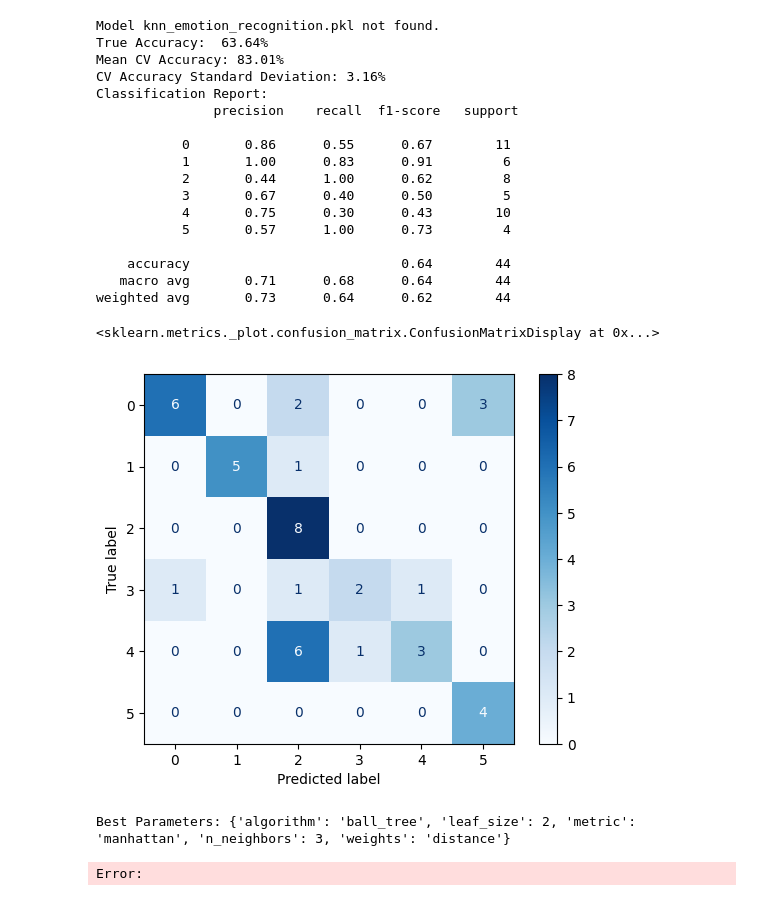
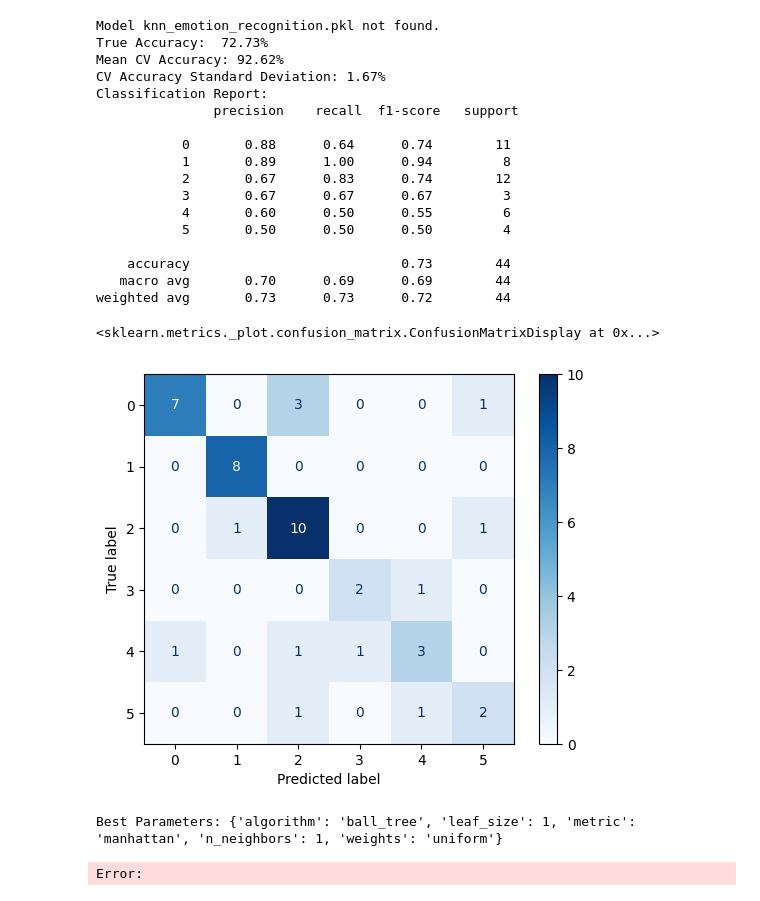
Before and after one commit to ARTech011100000110111001110100/Speech_recognition, a Jupyter notebook: app.ipynb, the cells around one changed output. Drawn from its saved outputs; the diff is of its cells as text; code cells hidden in the pictures.

```diff
--- a/app.ipynb
+++ b/app.ipynb
@@ -77,12 +77,12 @@ x = np.vstack(df['para']) #features
 y = df['label'].values #labels
 x_train, x_test, y_train, y_test = train_test_split(x, y, test_size=0.2, random_state=42)
 
-smote = SMOTE(sampling_strategy='auto', k_neighbors=12) #Reduce over-sampling dataset
+smote = SMOTE(sampling_strategy='auto', k_neighbors=10) #Reduce over-sampling dataset
 x_res, y_res = smote.fit_resample(x_train, y_train)
 
 pipeline = Pipeline([
     ('scaler', StandardScaler()),
-    ('knn', KNeighborsClassifier(n_neighbors=3, leaf_size=40, algorithm='ball_tree', metric='manhattan', weights='distance'))
+    ('knn', KNeighborsClassifier(n_neighbors=1, leaf_size=1, algorithm='ball_tree', metric='manhattan', weights='distance'))
 ])
 # %%
 import matplotlib.pyplot as plt
@@ -99,67 +99,66 @@ plt.show()
 from sklearn.metrics import accuracy_score, classification_report, ConfusionMatrixDisplay
 import joblib
 
 file_name = "knn_emotion_recognition.pkl"
 if os.path.isfile(file_name):
     knn_model = joblib.load(file_name)
     print(f"{file_name} model loaded.")
 else:
     knn_model = pipeline
     print(f"Model {file_name} not found.")
 
 knn_model.fit(x_res, y_res)
 
 y_pred = knn_model.predict(x_test)
 
-# Cross-validation to get multiple performance scores
-scores = cross_val_score(knn_model, x_res, y_res, cv=5)  # 5-fold cross-validation
+scores = cross_val_score(knn_model, x_res, y_res, cv=10)  # 5-fold cross-validation
 
 accuracy = accuracy_score(y_test, y_pred)
 print(f"True Accuracy: {accuracy * 100: .2f}%")
 print(f"Mean CV Accuracy: {scores.mean() * 100:.2f}%")
 print(f"CV Accuracy Standard Deviation: {scores.std() * 100:.2f}%")
 
 print("Classification Report:\n", classification_report(y_test, y_pred, zero_division=1))
 ConfusionMatrixDisplay.from_predictions(y_test, y_pred, cmap='Blues')
 # %% [output]
 Model knn_emotion_recognition.pkl not found.
-True Accuracy:  63.64%
-Mean CV Accuracy: 83.01%
-CV Accuracy Standard Deviation: 3.16%
+True Accuracy:  72.73%
+Mean CV Accuracy: 92.62%
+CV Accuracy Standard Deviation: 1.67%
 Classification Report:
                precision    recall  f1-score   support
 
-           0       0.86      0.55      0.67        11
-           1       1.00      0.83      0.91         6
-           2       0.44      1.00      0.62         8
-           3       0.67      0.40      0.50         5
-           4       0.75      0.30      0.43        10
-           5       0.57      1.00      0.73         4
+           0       0.88      0.64      0.74        11
+           1       0.89      1.00      0.94         8
+           2       0.67      0.83      0.74        12
+           3       0.67      0.67      0.67         3
+           4       0.60      0.50      0.55         6
+           5       0.50      0.50      0.50         4
 
-    accuracy                           0.64        44
-   macro avg       0.71      0.68      0.64        44
-weighted avg       0.73      0.64      0.62        44
+    accuracy                           0.73        44
+   macro avg       0.70      0.69      0.69        44
+weighted avg       0.73      0.73      0.72        44
 <sklearn.metrics._plot.confusion_matrix.ConfusionMatrixDisplay at 0x...>
-[figure, old version]
+[figure, new version]
 # %%
 from sklearn.model_selection import GridSearchCV
 from sklearn.datasets import make_classification
 
 param_grid = {
-    'n_neighbors': [3, 5, 7, 9, 11, 13, 15, 17, 19],
+    'n_neighbors': [1, 3, 5, 7, 9, 11, 13, 15, 17, 19],
     'metric': ['euclidean', 'manhattan', 'chebyshev'],
-    'leaf_size': [2, 5, 10, 15, 20, 25, 30, 35, 40, 50],
+    'leaf_size': [1, 2, 5, 10, 15, 20, 25, 30, 35, 40, 50],
     'algorithm': ['ball_tree', 'kd_tree', 'brute'],
     'weights': ['uniform', 'distance']
 }
 
-grid_search = GridSearchCV(KNeighborsClassifier(), param_grid, cv=5, scoring='accuracy')
+grid_search = GridSearchCV(KNeighborsClassifier(), param_grid, cv=30, scoring='accuracy')
 grid_search.fit(x_res, y_res)
 
 print(f"Best Parameters: {grid_search.best_params_}")
 best_knn_model = grid_search.best_estimator_
 # %% [output]
-Best Parameters: {'algorithm': 'ball_tree', 'leaf_size': 2, 'metric': 'manhattan', 'n_neighbors': 3, 'weights': 'distance'}
+Best Parameters: {'algorithm': 'ball_tree', 'leaf_size': 1, 'metric': 'manhattan', 'n_neighbors': 1, 'weights': 'uniform'}
 # %%
 import numpy as np
 import matplotlib.pyplot as plt
```
Also changed, not shown: parts of 2 cells of this notebook, 1 other file.
